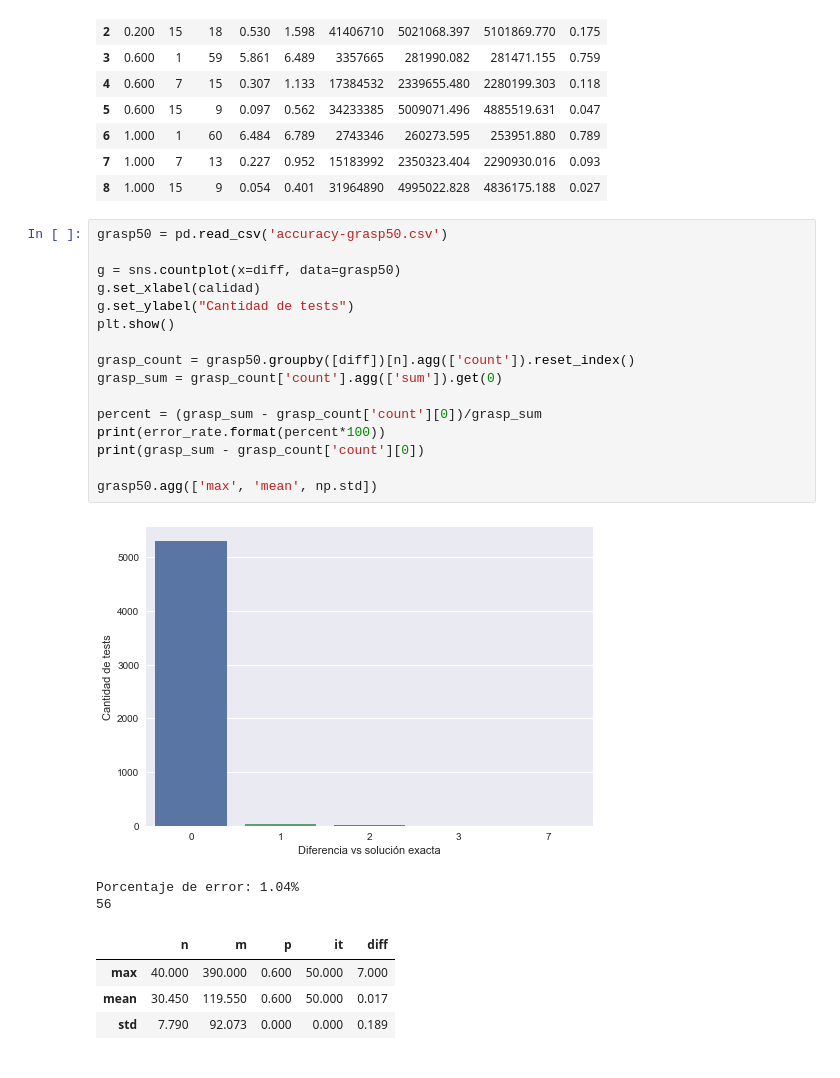
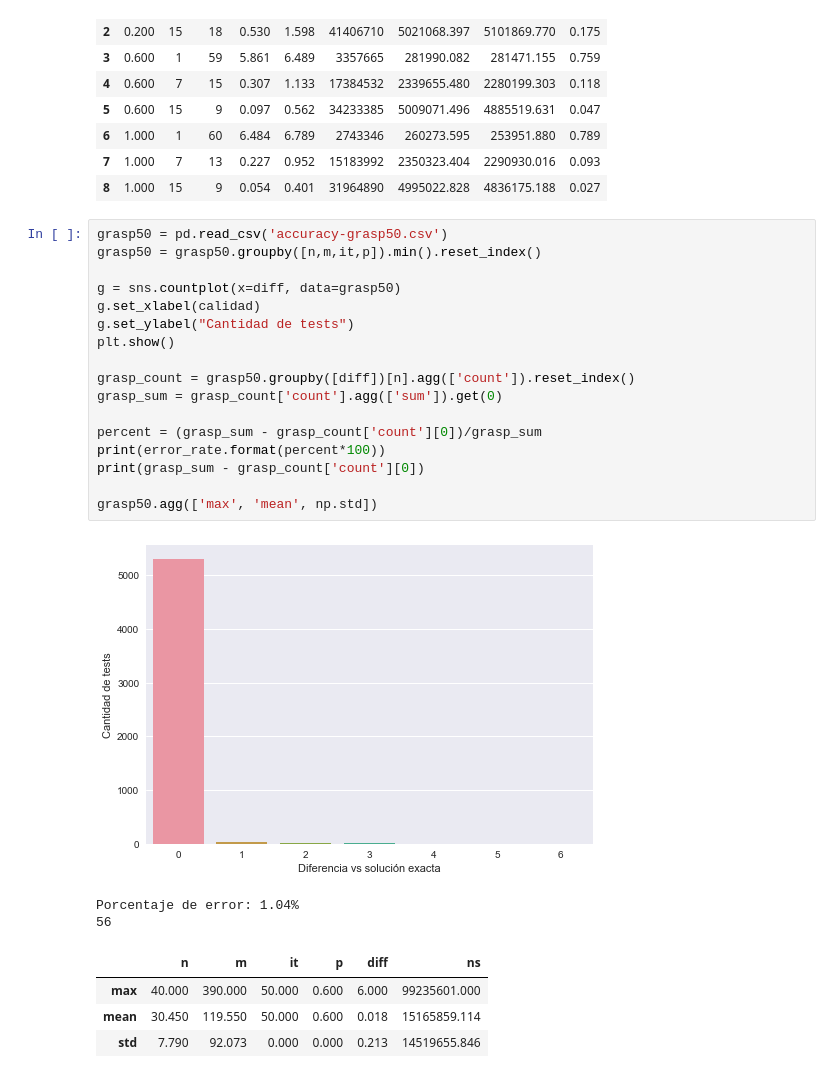
Before and after one commit to ZebaSz/algo3-tp3, a Jupyter notebook: informe/data/accuracy/Accuracy.ipynb, the cells around one changed output. Drawn from its saved outputs; the diff is of its cells as text.

```diff
--- a/informe/data/accuracy/Accuracy.ipynb
+++ b/informe/data/accuracy/Accuracy.ipynb
@@ -124,25 +124,26 @@ grasp_test
 | 8 | 1.000 | 15 | 9 | 0.054 | 0.401 | 31964890 | 4995022.828 | 4836175.188 | 0.027 |
 # %%
 grasp50 = pd.read_csv('accuracy-grasp50.csv')
+grasp50 = grasp50.groupby([n,m,it,p]).min().reset_index()
 
 g = sns.countplot(x=diff, data=grasp50)
 g.set_xlabel(calidad)
 g.set_ylabel("Cantidad de tests")
 plt.show()
 
 grasp_count = grasp50.groupby([diff])[n].agg(['count']).reset_index()
 grasp_sum = grasp_count['count'].agg(['sum']).get(0)
 
 percent = (grasp_sum - grasp_count['count'][0])/grasp_sum
 print(error_rate.format(percent*100))
 print(grasp_sum - grasp_count['count'][0])
 
 grasp50.agg(['max', 'mean', np.std])
 # %% [output]
-[figure, old version]
+[figure, new version]
 Porcentaje de error: 1.04%
 56
-|  | n | m | p | it | diff |
-| max | 40.000 | 390.000 | 0.600 | 50.000 | 7.000 |
-| mean | 30.450 | 119.550 | 0.600 | 50.000 | 0.017 |
-| std | 7.790 | 92.073 | 0.000 | 0.000 | 0.189 |
+|  | n | m | it | p | diff | ns |
+| max | 40.000 | 390.000 | 50.000 | 0.600 | 6.000 | 99235601.000 |
+| mean | 30.450 | 119.550 | 50.000 | 0.600 | 0.018 | 15165859.114 |
+| std | 7.790 | 92.073 | 0.000 | 0.000 | 0.213 | 14519655.846 |
```
Also changed, not shown: 8 other files.
